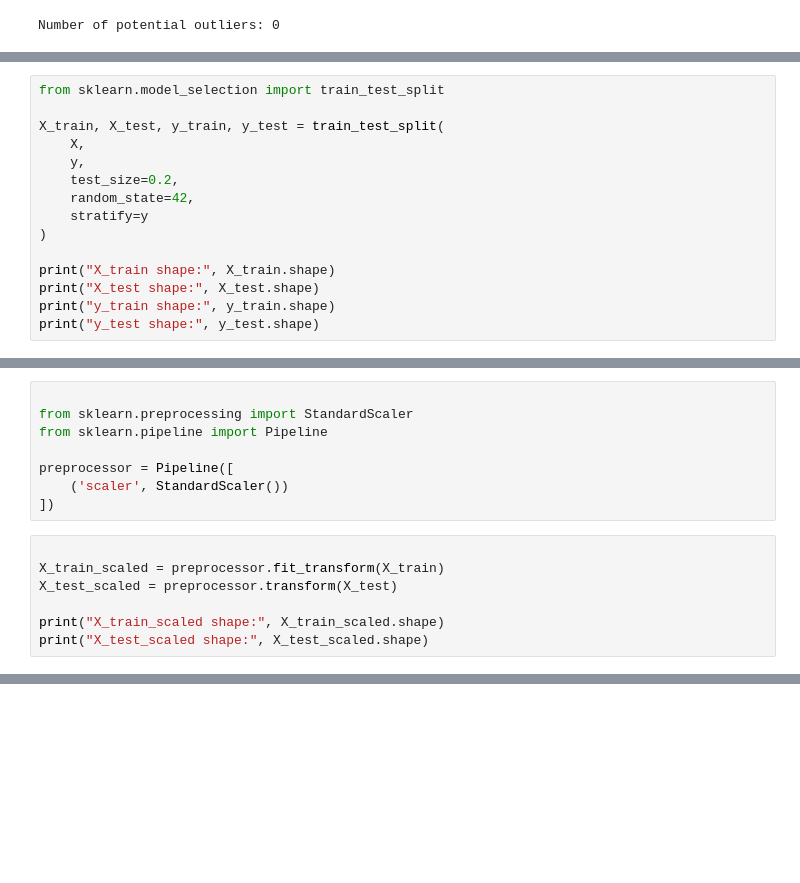
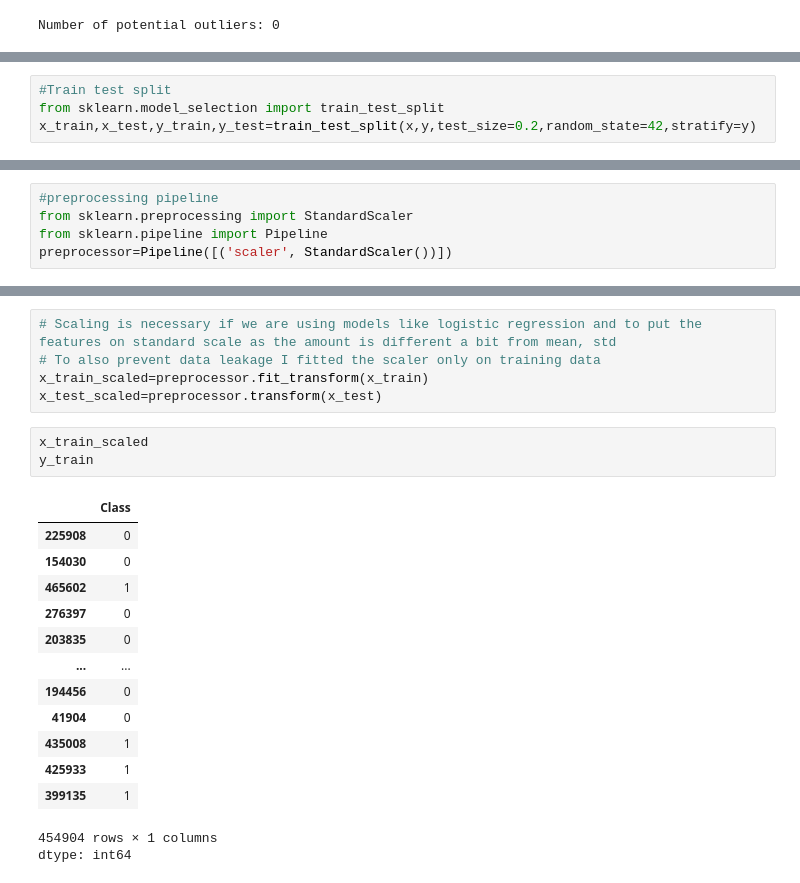
Before and after one commit to Group11members/CREDIT-CARD-FRAUD-DETECTION-, a Jupyter notebook: notebooks/Creditcardfrauddetection.ipynb, the cells around one changed output, grey strips where cells are left out. Saved outputs shown, nothing was run; the diff lists cells and outputs as text; blank space fills up the shorter version.

Commit message:
Updated data preprocessing and feature engineering

```diff
--- a/notebooks/Creditcardfrauddetection.ipynb
+++ b/notebooks/Creditcardfrauddetection.ipynb
@@ -510,15 +515,4 @@ Class
 # %%
+#Train test split
 from sklearn.model_selection import train_test_split
-
-X_train, X_test, y_train, y_test = train_test_split(
-    X,
-    y,
-    test_size=0.2,
-    random_state=42,
-    stratify=y
-)
-
-print("X_train shape:", X_train.shape)
-print("X_test shape:", X_test.shape)
-print("y_train shape:", y_train.shape)
-print("y_test shape:", y_test.shape)
+x_train,x_test,y_train,y_test=train_test_split(x,y,test_size=0.2,random_state=42,stratify=y)
@@ -550,15 +544,5 @@ Amount  50.010000  24039.930000  12041.565716  6921.316475
 # %%
-
+#preprocessing pipeline
 from sklearn.preprocessing import StandardScaler
 from sklearn.pipeline import Pipeline
-
-preprocessor = Pipeline([
-    ('scaler', StandardScaler())
-])
+preprocessor=Pipeline([('scaler', StandardScaler())])
-# %%
-
-X_train_scaled = preprocessor.fit_transform(X_train)
-X_test_scaled = preprocessor.transform(X_test)
-
-print("X_train_scaled shape:", X_train_scaled.shape)
-print("X_test_scaled shape:", X_test_scaled.shape)
@@ -634,0 +549,23 @@ dtype: int64
+# %%
+# Scaling is necessary if we are using models like logistic regression and to put the features on standard scale as the amount is different a bit from mean, std
+# To also prevent data leakage I fitted the scaler only on training data
+x_train_scaled=preprocessor.fit_transform(x_train)
+x_test_scaled=preprocessor.transform(x_test)
+# %%
+x_train_scaled
+y_train
+# %% [output]
+|  | Class |
+| 225908 | 0 |
+| 154030 | 0 |
+| 465602 | 1 |
+| 276397 | 0 |
+| 203835 | 0 |
+| ... | ... |
+| 194456 | 0 |
+| 41904 | 0 |
+| 435008 | 1 |
+| 425933 | 1 |
+| 399135 | 1 |
+454904 rows × 1 columns
+dtype: int64
```
Also changed, not shown: parts of 23 cells of this notebook.
